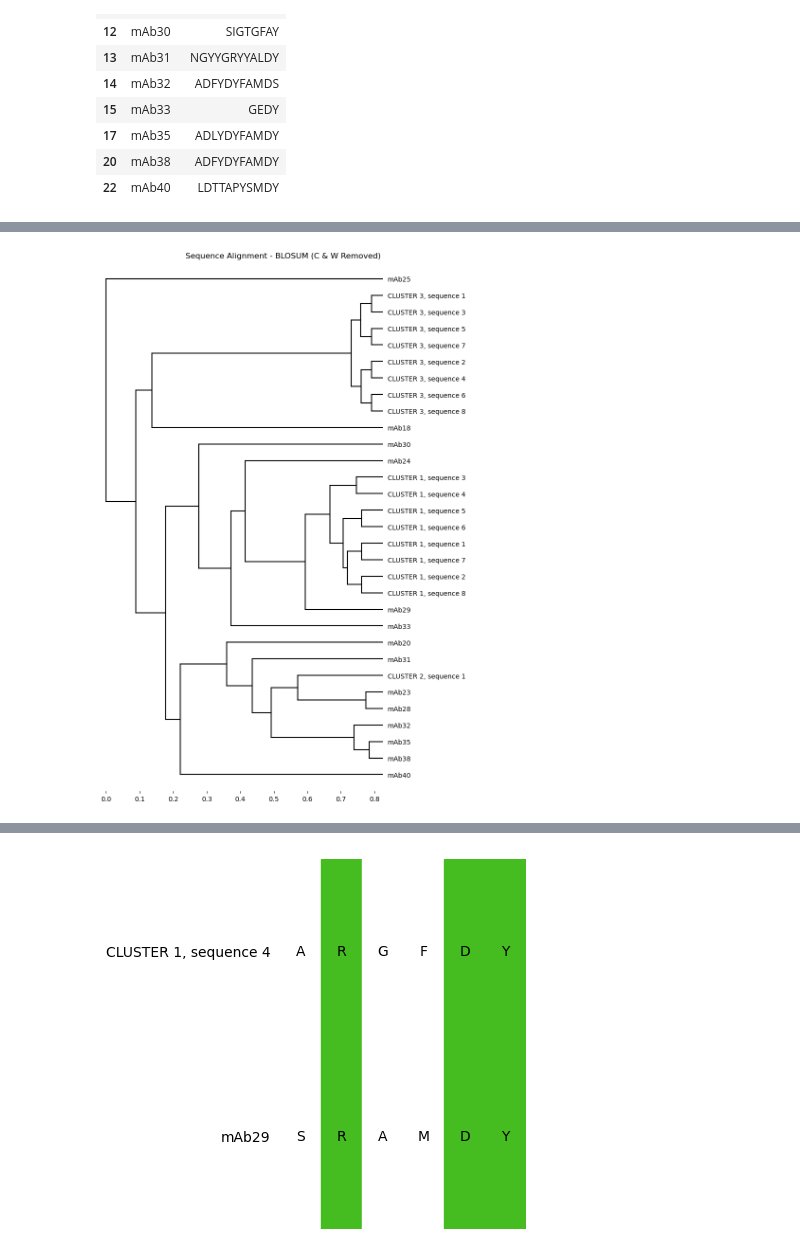
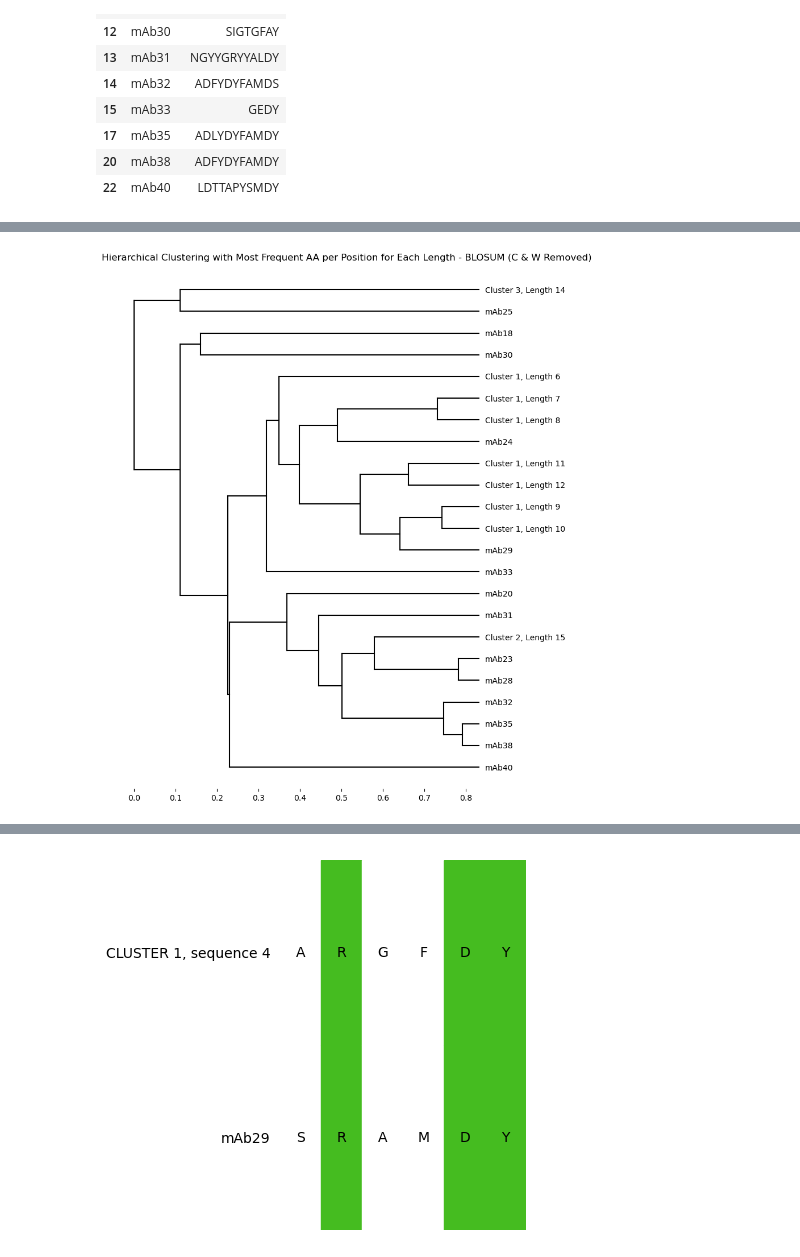
Before and after one commit to wkwong-henlix/10X_bcr_sequence_analysis, a Jupyter notebook: ILT4/set1_10062022/set1.ipynb, the cells around one changed output, grey strips where cells are left out. Cells and saved outputs as stored; diff of their text form; code cells hidden in the pictures.

Commit message:
added qiang suggestions to do cdr length specific consensus

```diff
--- a/ILT4/set1_10062022/set1.ipynb
+++ b/ILT4/set1_10062022/set1.ipynb
@@ -278,7 +350,7 @@ degree_centrality['degree_centrality_norm'] = np.round(degree_centrality['degree
 degree_centrality = degree_centrality.rename(columns={"degree_centrality_norm": "Number of Edges"})
 
 # Add sequence data
-degree_centrality = pd.concat([degree_centrality, chains.reset_index(drop=True)], axis=1)
+#degree_centrality = pd.concat([degree_centrality, chains.reset_index(drop=True)], axis=1)
 
 # Label the cells in the top clusters
 def find_cluster(cell_num):
@@ -606,18 +651,0 @@ consensus_df.groupby('cluster_label').count()
-# %%
-# BLOSUM62 matrix
-blosum_matrix = seq.align.SubstitutionMatrix.std_protein_matrix()
-
-alignment, order, tree, distances = seq.align.align_multiple(
-    [seq.ProteinSequence(x) for x in consensus_df['consensus_sequences'].to_list()],
-    blosum_matrix)
-
-tree = seq.phylo.upgma(distances)
-
-fig = plt.figure(figsize=(8.0, 12.0))
-ax = fig.add_subplot(111)
-
-graphics.plot_dendrogram(
-    ax, tree, orientation="left", labels=consensus_df['sequence_label'].to_list()
-)
-
-fig.tight_layout()
@@ -647,0 +729,11 @@ established_sequences
+# %%
+concat_consensus = top_consensus_across_cluster_and_lengths[['consensus_id', 'cluster', 'length', 'cluster_consensus']].rename(columns={'consensus_id': 'index', 'cluster_consensus': 'h_cdr3'})
+
+# Strip the C and W at the beginning and the end
+concat_consensus['h_cdr3'] = concat_consensus['h_cdr3'].apply(lambda x: x[1:-1])
+
+concat_established = established_sequences[['index', 'H-CDR3_aa']].rename(columns={'H-CDR3_aa': 'h_cdr3'})
+
+consensus_established_seq = pd.concat([concat_consensus, concat_established]).reset_index(drop=True)
+
+consensus_established_seq
@@ -648,30 +758,20 @@ established_sequences
 # %%
-concat_consensus = consensus_df[['sequence_label', 'consensus_sequence']].rename(columns={'sequence_label': 'index', 'consensus_sequence': 'h_cdr3'})
-
-# Strip the C and W at the beginning and the end
-concat_consensus['h_cdr3'] = concat_consensus['h_cdr3'].apply(lambda x: x[1:-1])
-
-concat_established = established_sequences[['index', 'H-CDR3_aa']].rename(columns={'H-CDR3_aa': 'h_cdr3'})
-
-consensus_established_seq = pd.concat([concat_consensus, concat_established]).reset_index(drop=True)
-
-
 alignment, order, tree, distances = seq.align.align_multiple(
     [seq.ProteinSequence(x) for x in consensus_established_seq['h_cdr3'].to_list()], blosum_matrix, gap_penalty=-5)
 
 tree = seq.phylo.upgma(distances)
 
-fig = plt.figure(figsize=(8.0, 12.0))
+fig = plt.figure(figsize=(8.0, 10.0))
 ax = fig.add_subplot(111)
 
 graphics.plot_dendrogram(
     ax, tree, orientation="left", labels=consensus_established_seq['index'].to_list()
 )
 
-plt.suptitle('Sequence Alignment - BLOSUM (C & W Removed)')
+plt.suptitle('Hierarchical Clustering with Most Frequent AA per Position for Each Length - BLOSUM (C & W Removed)')
 fig.tight_layout()
 # %% [output]
-[figure, old version]
+[figure, new version]
 # %%
 consensus_establish_dist_ld = distance_matrix(consensus_established_seq['h_cdr3'])
 
```
Also changed, not shown: parts of 50 cells of this notebook.
